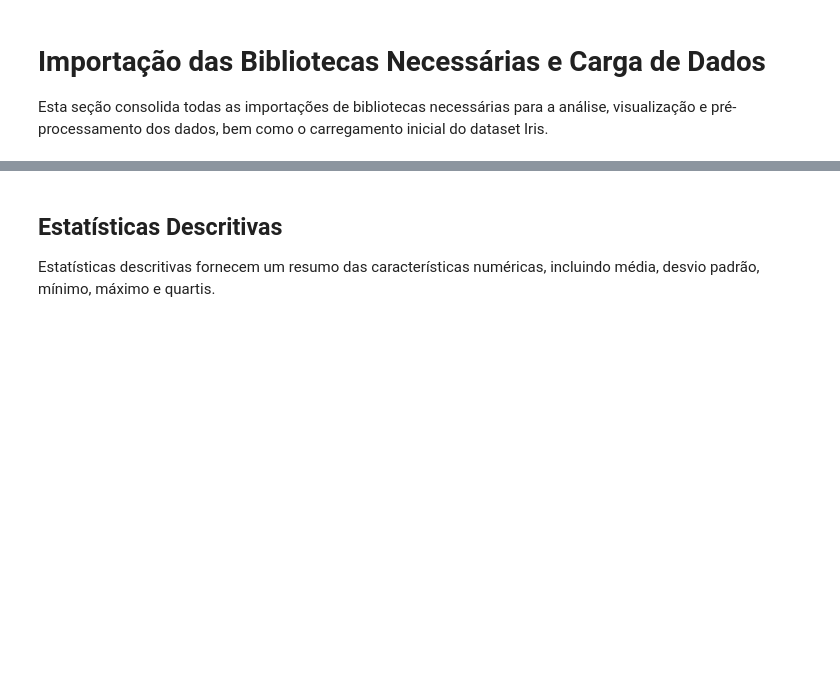
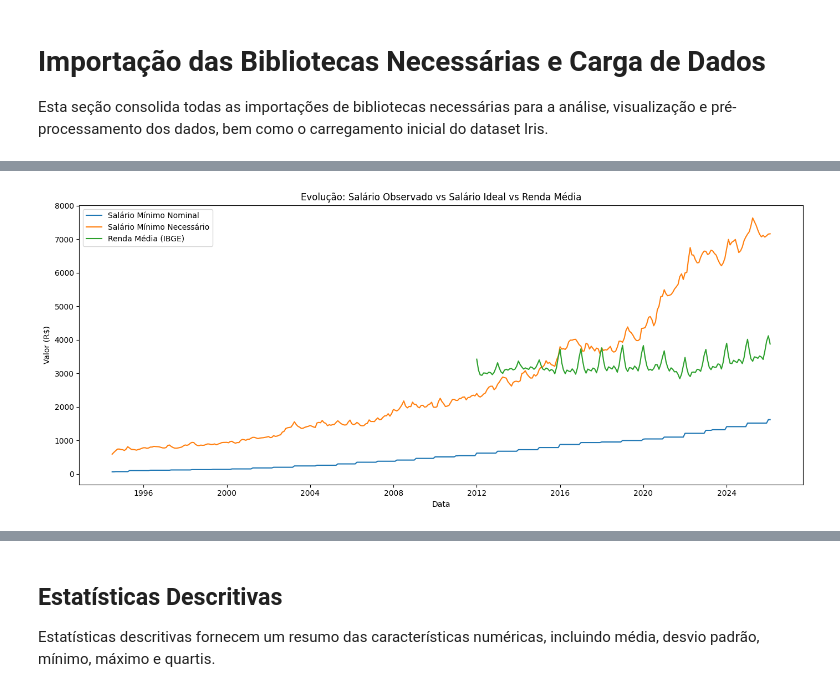
Before and after one commit to MonneratRJ/mvp-inflacao, a Jupyter notebook: notebooks/analysis.ipynb, the cells around one changed output, grey strips where cells are left out. Saved outputs shown, nothing was run; the diff lists cells and outputs as text; code cells hidden in the pictures; blank space fills up the shorter version.

```diff
--- a/notebooks/analysis.ipynb
+++ b/notebooks/analysis.ipynb
@@ -183,0 +188,30 @@ O gráfico de barras mostra que cada espécie de Íris (setosa, versicolor, virg
+# %%
+# Preparar série temporal e plotar o primeiro gráfico
+# garante que 'ano' e 'mes' são inteiros
+df['mes'] = df['mes'].astype(int)
+df['ano'] = df['ano'].astype(int)
+# cria coluna de data (primeiro dia do mês)
+df['date'] = pd.to_datetime(df['ano'].astype(str) + df['mes'].astype(str).str.zfill(2), format='%Y%m')
+df = df.sort_values('date')
+
+# colunas de interesse para plotagem
+cols = ['salario_min_nominal', 'salario_min_necessario', 'renda_media']
+for c in cols:
+    if c in df.columns:
+        df[c] = pd.to_numeric(df[c], errors='coerce')
+
+plt.figure(figsize=(14, 6))
+if 'salario_min_nominal' in df.columns:
+    sns.lineplot(data=df, x='date', y='salario_min_nominal', label='Salário Mínimo Nominal')
+if 'salario_min_necessario' in df.columns:
+    sns.lineplot(data=df, x='date', y='salario_min_necessario', label='Salário Mínimo Necessário')
+if 'renda_media' in df.columns:
+    sns.lineplot(data=df, x='date', y='renda_media', label='Renda Média (IBGE)')
+plt.title('Evolução: Salário Observado vs Salário Ideal vs Renda Média')
+plt.xlabel('Data')
+plt.ylabel('Valor (R$)')
+plt.legend()
+plt.tight_layout()
+plt.show()
+# %% [output]
+[figure, added]
```
Also changed, not shown: parts of 41 cells of this notebook, 1 other file.
